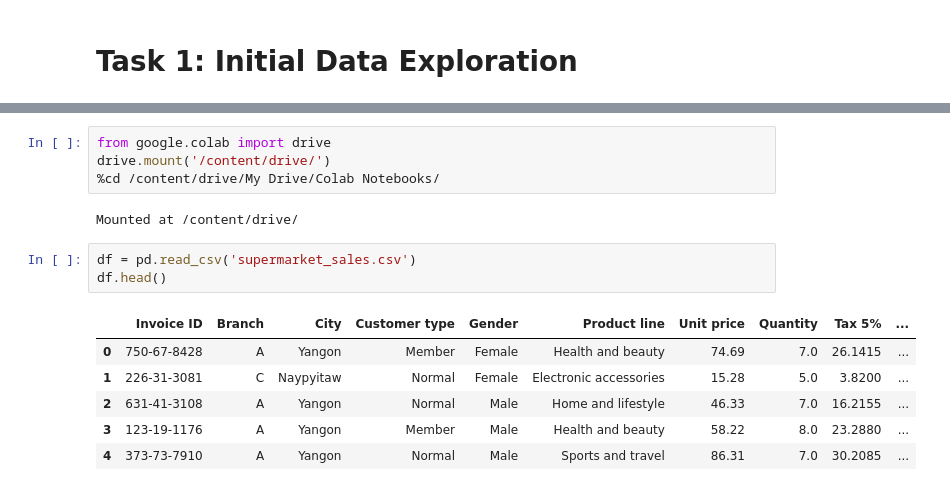
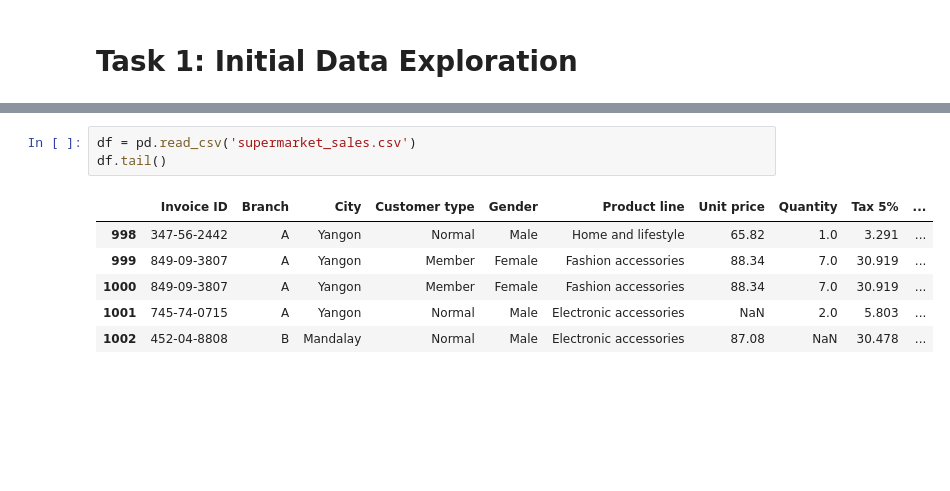
Before and after one commit to nihemelandu/EDA_PYTHON, a Jupyter notebook: EDA_PYTHON.ipynb, the cells around one changed output, grey strips where cells are left out. Saved outputs shown, nothing was run; the diff lists cells and outputs as text; blank space fills up the shorter version.

```diff
--- a/EDA_PYTHON.ipynb
+++ b/EDA_PYTHON.ipynb
@@ -36,16 +46,10 @@ sample_data
-# %%
-from google.colab import drive
-drive.mount('/content/drive/')
-%cd /content/drive/My Drive/Colab Notebooks/
-# %% [output]
-Mounted at /content/drive/
 # %%
 df = pd.read_csv('supermarket_sales.csv')
-df.head()
+df.tail()
 # %% [output]
 |  | Invoice ID | Branch | City | Customer type | Gender | Product line | Unit price | Quantity | Tax 5% | ... |
-| 0 | 750-67-8428 | A | Yangon | Member | Female | Health and beauty | 74.69 | 7.0 | 26.1415 | ... |
-| 1 | 226-31-3081 | C | Naypyitaw | Normal | Female | Electronic accessories | 15.28 | 5.0 | 3.8200 | ... |
-| 2 | 631-41-3108 | A | Yangon | Normal | Male | Home and lifestyle | 46.33 | 7.0 | 16.2155 | ... |
-| 3 | 123-19-1176 | A | Yangon | Member | Male | Health and beauty | 58.22 | 8.0 | 23.2880 | ... |
-| 4 | 373-73-7910 | A | Yangon | Normal | Male | Sports and travel | 86.31 | 7.0 | 30.2085 | ... |
+| 998 | 347-56-2442 | A | Yangon | Normal | Male | Home and lifestyle | 65.82 | 1.0 | 3.291 | ... |
+| 999 | 849-09-3807 | A | Yangon | Member | Female | Fashion accessories | 88.34 | 7.0 | 30.919 | ... |
+| 1000 | 849-09-3807 | A | Yangon | Member | Female | Fashion accessories | 88.34 | 7.0 | 30.919 | ... |
+| 1001 | 745-74-0715 | A | Yangon | Normal | Male | Electronic accessories | NaN | 2.0 | 5.803 | ... |
+| 1002 | 452-04-8808 | B | Mandalay | Normal | Male | Electronic accessories | 87.08 | NaN | 30.478 | ... |
```
Also changed, not shown: parts of 12 cells of this notebook.
